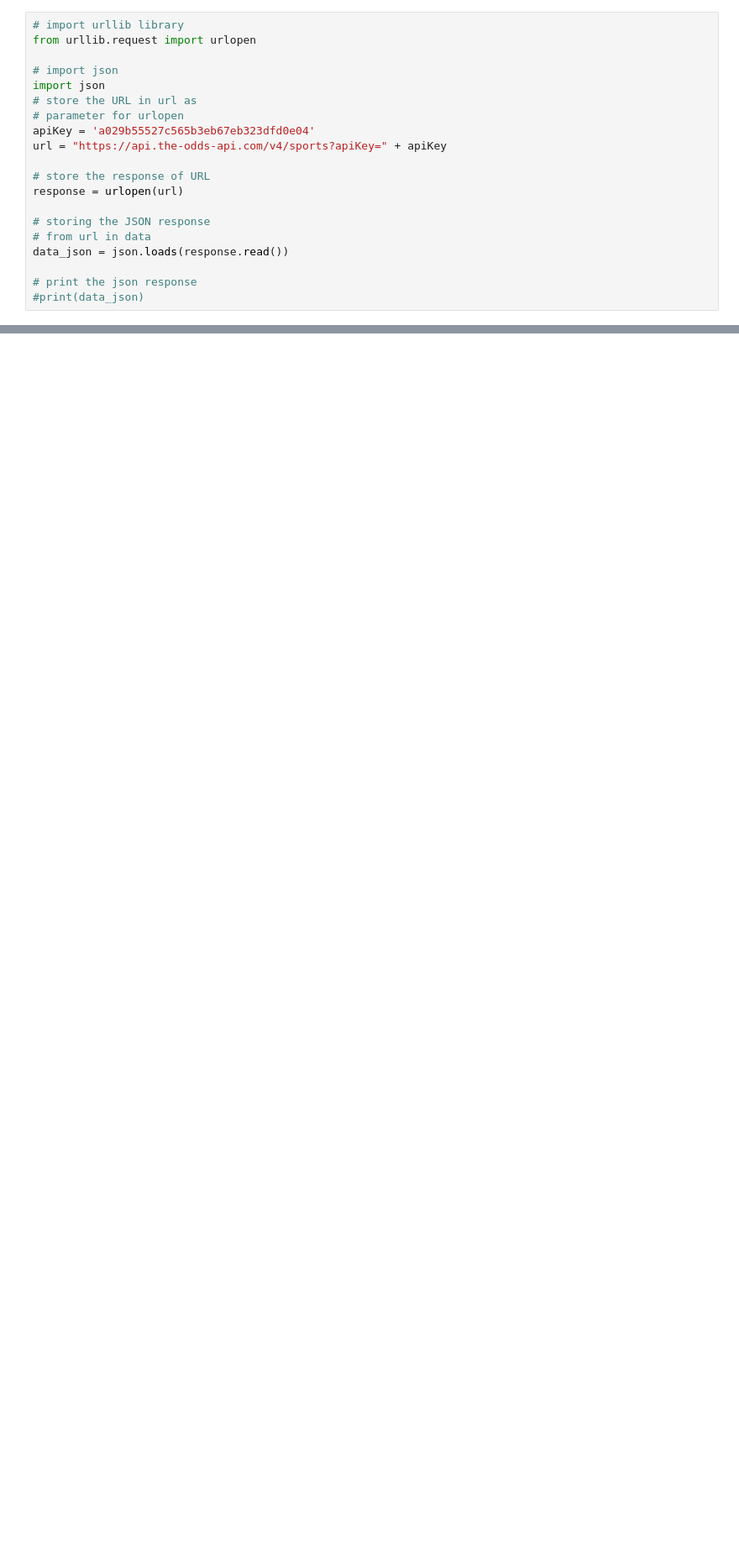
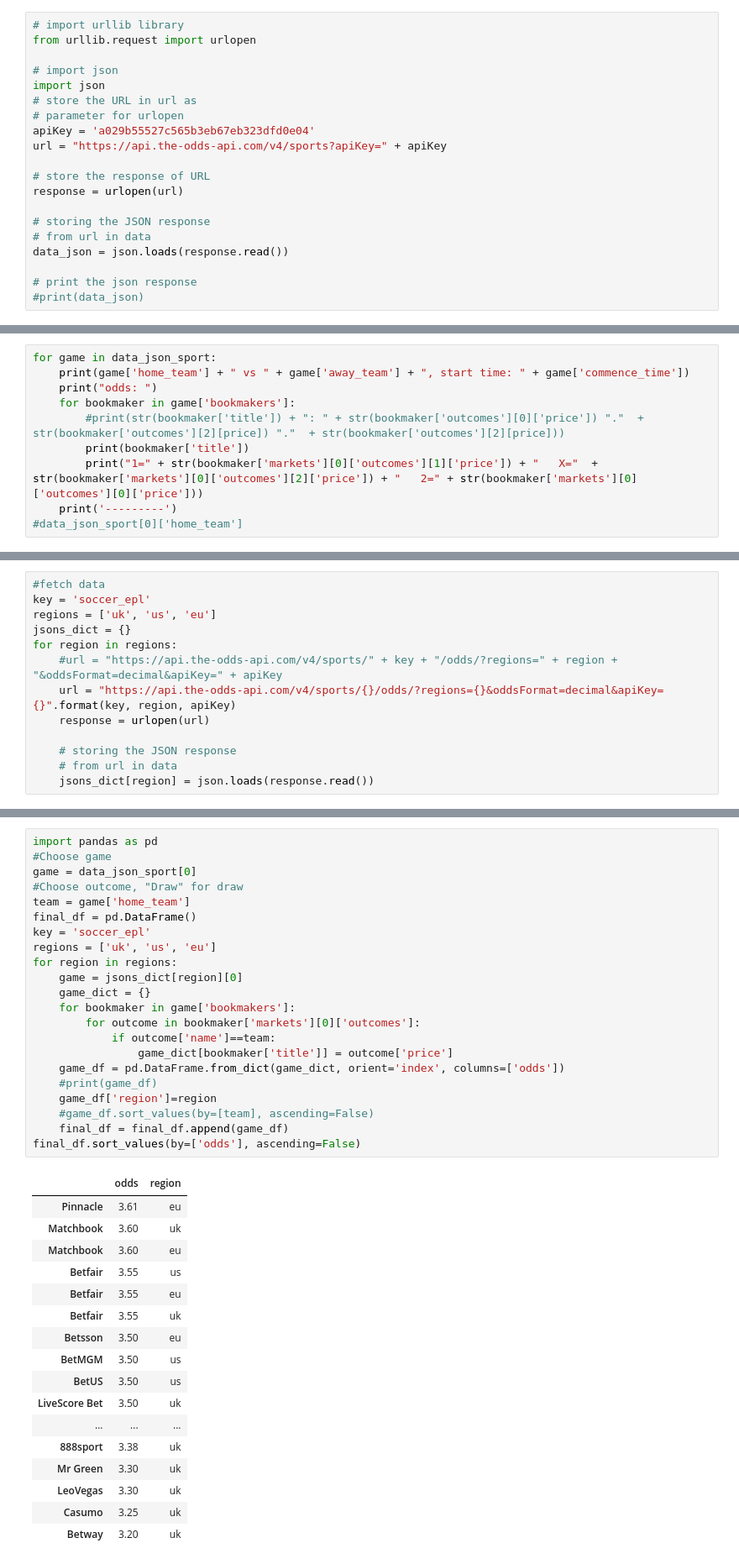
Before and after one commit to felixmattsson/the_odds_api, a Jupyter notebook: TheOddsAPI.ipynb, the cells around one changed output, grey strips where cells are left out. Shown at 84% size. Saved outputs shown, nothing was run; the diff lists cells and outputs as text; blank space fills up the shorter version.

```diff
--- a/TheOddsAPI.ipynb
+++ b/TheOddsAPI.ipynb
@@ -125,0 +82,10 @@ Tottenham Hotspur vs Arsenal, start time: 2023-01-15T16:30:00Z
+# %%
+for game in data_json_sport:
+    print(game['home_team'] + " vs " + game['away_team'] + ", start time: " + game['commence_time'])
+    print("odds: ")
+    for bookmaker in game['bookmakers']:
+        #print(str(bookmaker['title']) + ": " + str(bookmaker['outcomes'][0]['price']) "."  + str(bookmaker['outcomes'][2][price]) "."  + str(bookmaker['outcomes'][2][price]))
+        print(bookmaker['title'])
+        print("1=" + str(bookmaker['markets'][0]['outcomes'][1]['price']) + "   X="  + str(bookmaker['markets'][0]['outcomes'][2]['price']) + "   2=" + str(bookmaker['markets'][0]['outcomes'][0]['price']))
+    print('---------')
+#data_json_sport[0]['home_team']
@@ -125,0 +110,13 @@ Tottenham Hotspur vs Arsenal, start time: 2023-01-15T16:30:00Z
+# %%
+#fetch data
+key = 'soccer_epl'
+regions = ['uk', 'us', 'eu']
+jsons_dict = {}
+for region in regions:
+    #url = "https://api.the-odds-api.com/v4/sports/" + key + "/odds/?regions=" + region + "&oddsFormat=decimal&apiKey=" + apiKey
+    url = "https://api.the-odds-api.com/v4/sports/{}/odds/?regions={}&oddsFormat=decimal&apiKey={}".format(key, region, apiKey)
+    response = urlopen(url)
+
+    # storing the JSON response
+    # from url in data
+    jsons_dict[region] = json.loads(response.read())
@@ -125,0 +127,40 @@ Tottenham Hotspur vs Arsenal, start time: 2023-01-15T16:30:00Z
+# %%
+import pandas as pd
+#Choose game
+game = data_json_sport[0]
+#Choose outcome, "Draw" for draw
+team = game['home_team']
+final_df = pd.DataFrame()
+key = 'soccer_epl'
+regions = ['uk', 'us', 'eu']
+for region in regions:
+    game = jsons_dict[region][0]
+    game_dict = {}
+    for bookmaker in game['bookmakers']:
+        for outcome in bookmaker['markets'][0]['outcomes']:
+            if outcome['name']==team:
+                game_dict[bookmaker['title']] = outcome['price']
+    game_df = pd.DataFrame.from_dict(game_dict, orient='index', columns=['odds'])
+    #print(game_df)
+    game_df['region']=region
+    #game_df.sort_values(by=[team], ascending=False)
+    final_df = final_df.append(game_df)
+final_df.sort_values(by=['odds'], ascending=False)
+# %% [output]
+|  | odds | region |
+| Pinnacle | 3.61 | eu |
+| Matchbook | 3.60 | uk |
+| Matchbook | 3.60 | eu |
+| Betfair | 3.55 | us |
+| Betfair | 3.55 | eu |
+| Betfair | 3.55 | uk |
+| Betsson | 3.50 | eu |
+| BetMGM | 3.50 | us |
+| BetUS | 3.50 | us |
+| LiveScore Bet | 3.50 | uk |
+| ... | ... | ... |
+| 888sport | 3.38 | uk |
+| Mr Green | 3.30 | uk |
+| LeoVegas | 3.30 | uk |
+| Casumo | 3.25 | uk |
+| Betway | 3.20 | uk |
```
Also changed, not shown: parts of 10 cells of this notebook.
